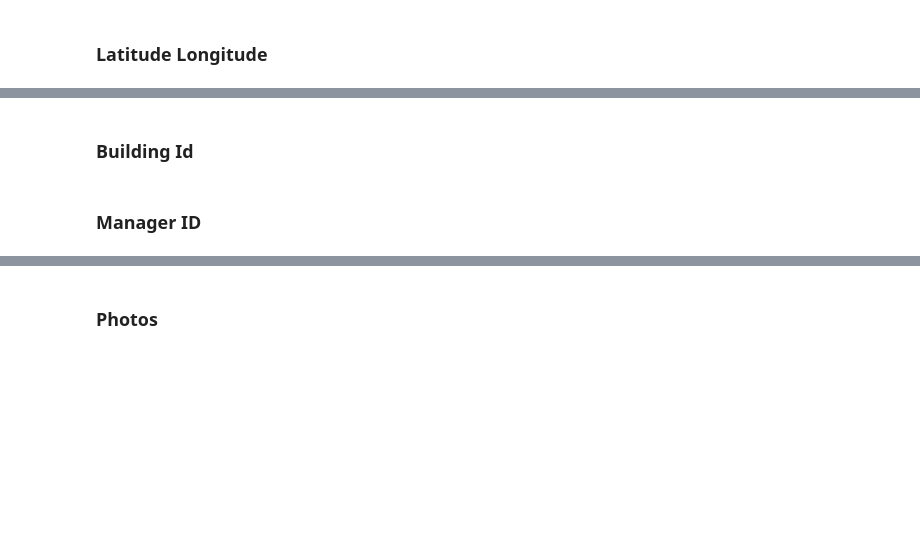
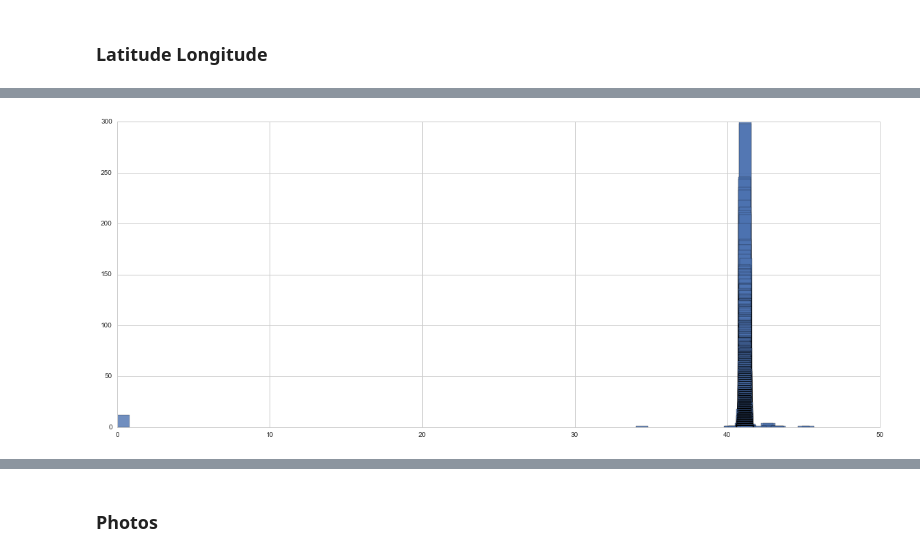
Before and after one commit to LilyElizabethJohn/Kaggle---Two-Sigma-RentHop, a Jupyter notebook: RentHop - 03222017 - EDA.ipynb, the cells around one changed output, grey strips where cells are left out. Saved outputs shown, nothing was run; the diff lists cells and outputs as text; code cells hidden in the pictures; blank space fills up the shorter version.

```diff
--- a/RentHop - 03222017 - EDA.ipynb
+++ b/RentHop - 03222017 - EDA.ipynb
@@ -340,4 +348,8 @@ print(count_vect.vocabulary_)
-# %% [markdown]
-### Building Id
-# %% [markdown]
-### Manager ID
+# %%
+plt.figure(figsize=(20,8))
+ax = plt.subplot(111)
+latitude=train_df['latitude'].value_counts()
+ax.bar(latitude.index,latitude.values,alpha=0.8)
+plt.show()
+# %% [output]
+[figure, added]
```
Also changed, not shown: parts of 8 cells of this notebook.
